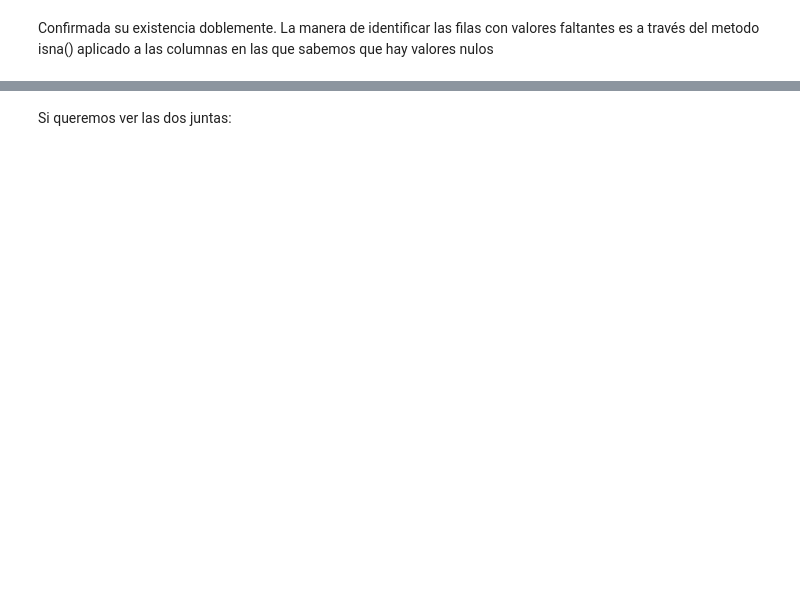
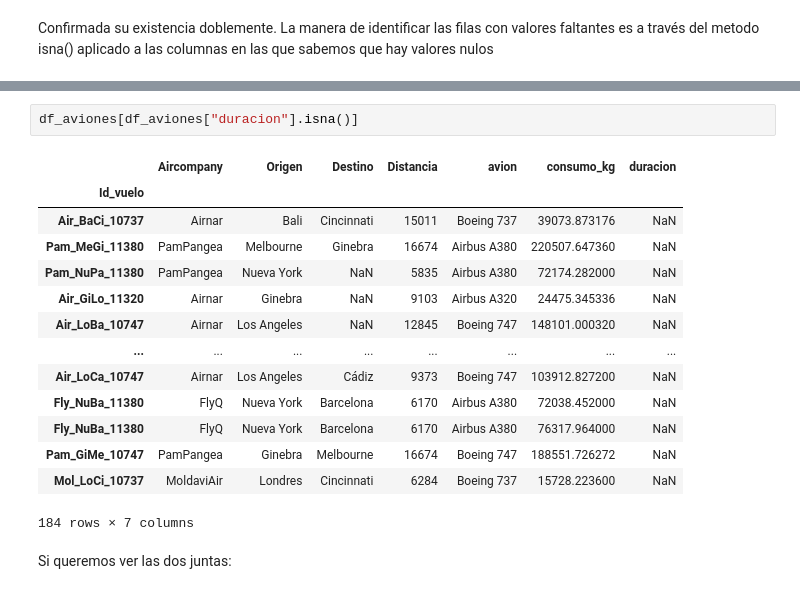
Before and after one commit to draranguez/DS-Online_DanielR, a Jupyter notebook: 02_Herramientas_Avanzadas/Sprint_04/Unidad_02_Pandas_II/01_Workout/06_Nulos.ipynb, the cells around one changed output, grey strips where cells are left out. Saved outputs shown, nothing was run; the diff lists cells and outputs as text; blank space fills up the shorter version.

```diff
--- a/02_Herramientas_Avanzadas/Sprint_04/Unidad_02_Pandas_II/01_Workout/06_Nulos.ipynb
+++ b/02_Herramientas_Avanzadas/Sprint_04/Unidad_02_Pandas_II/01_Workout/06_Nulos.ipynb
@@ -29,2 +106,19 @@ Confirmada su existencia doblemente. La manera de identificar las filas con valo
+# %%
+df_aviones[df_aviones["duracion"].isna()]
+# %% [output]
+|  | Aircompany | Origen | Destino | Distancia | avion | consumo_kg | duracion |
+| Id_vuelo |  |  |  |  |  |  |  |
+| Air_BaCi_10737 | Airnar | Bali | Cincinnati | 15011 | Boeing 737 | 39073.873176 | NaN |
+| Pam_MeGi_11380 | PamPangea | Melbourne | Ginebra | 16674 | Airbus A380 | 220507.647360 | NaN |
+| Pam_NuPa_11380 | PamPangea | Nueva York | NaN | 5835 | Airbus A380 | 72174.282000 | NaN |
+| Air_GiLo_11320 | Airnar | Ginebra | NaN | 9103 | Airbus A320 | 24475.345336 | NaN |
+| Air_LoBa_10747 | Airnar | Los Angeles | NaN | 12845 | Boeing 747 | 148101.000320 | NaN |
+| ... | ... | ... | ... | ... | ... | ... | ... |
+| Air_LoCa_10747 | Airnar | Los Angeles | Cádiz | 9373 | Boeing 747 | 103912.827200 | NaN |
+| Fly_NuBa_11380 | FlyQ | Nueva York | Barcelona | 6170 | Airbus A380 | 72038.452000 | NaN |
+| Fly_NuBa_11380 | FlyQ | Nueva York | Barcelona | 6170 | Airbus A380 | 76317.964000 | NaN |
+| Pam_GiMe_10747 | PamPangea | Ginebra | Melbourne | 16674 | Boeing 747 | 188551.726272 | NaN |
+| Mol_LoCi_10737 | MoldaviAir | Londres | Cincinnati | 6284 | Boeing 737 | 15728.223600 | NaN |
+184 rows × 7 columns
 # %% [markdown]
 Si queremos ver las dos juntas:
```
Also changed, not shown: parts of 15 cells of this notebook, 5 other files.
